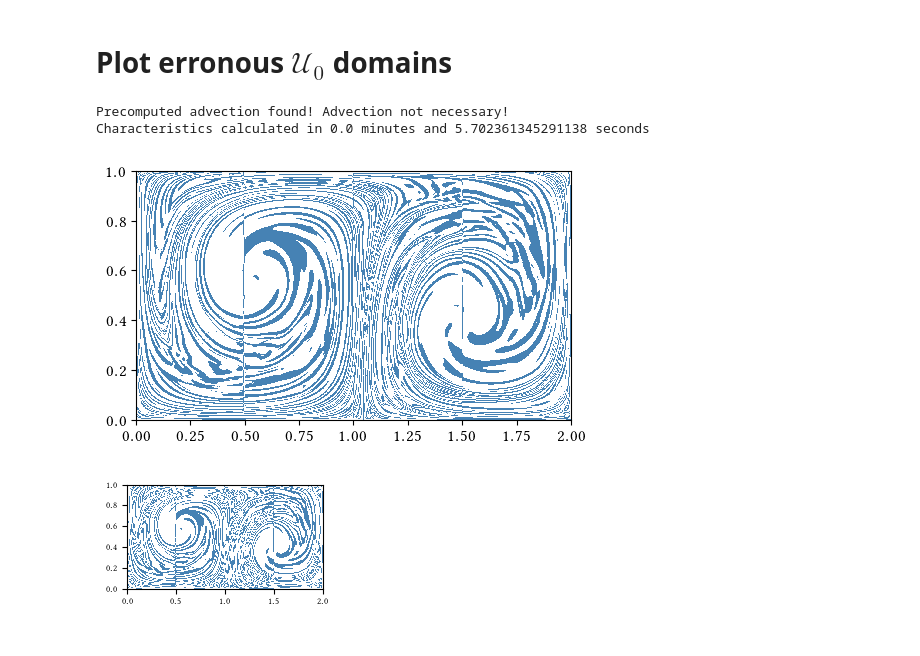
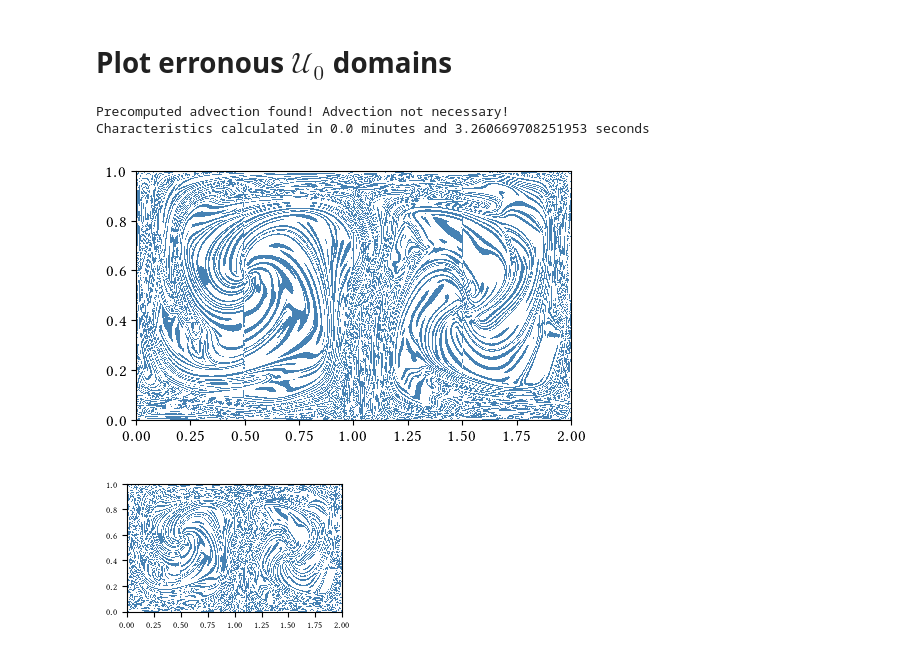
Before and after one commit to arnemagnus/physics_project, a Jupyter notebook: notebooks/doublegyre/calculate_errors_haller_effect.ipynb, the cells around one changed output. Cells and saved outputs as stored; diff of their text form; code cells hidden in the pictures.

```diff
--- a/notebooks/doublegyre/calculate_errors_haller_effect.ipynb
+++ b/notebooks/doublegyre/calculate_errors_haller_effect.ipynb
@@ -346,0 +380,2 @@ hs = np.asarray([10**-j for j in range(1,6)])
+# %%
+grid_fin,lmbd1,lmbd2,hess_lmbd2,xi1,xi2 = characteristics(t_start,t_end,nx,ny,x_min,x_max,y_min,y_max,rk4,stride=0.1,n_proc=4,atol=1,rtol=1)
@@ -354,9 +410,9 @@ embedded_calls = {'rkbs32': np.array([80,148,344,780,1704,3696,7964,17172,36996,
 
 tolerances = [10**-j for j in range(1,11)]
 
-#for integrator in embedded_integrators:
-#    tolerances = [10**-j for j in range(1,11)]
-#    adv_err = np.empty(len(tolerances))
+for integrator in embedded_integrators:
+    tolerances = [10**-j for j in range(1,11)]
+    adv_err = np.empty(len(tolerances))
 #    lmbd1_err = np.copy(adv_err)
 #    lmbd2_err = np.copy(adv_err)
 #    xi1_err = np.copy(adv_err)
@@ -366,25 +422,26 @@ tolerances = [10**-j for j in range(1,11)]
 #    lmbd2_err[0] = np.nan
 #    xi1_err[0] = np.nan
 #    xi2_err[0] = np.nan
- #for j,tol in enumerate(tolerances[1:]):
-#    for j,tol in enumerate(tolerances):
-#        grid_fin,lmbd1,lmbd2,hess_lmbd2,xi1,xi2 = characteristics(t_start,t_end,nx,ny,x_min,x_max,y_min,y_max,integrator,stride=0.1,n_proc=4,atol=tol,rtol=tol)
-#        adv_err[j] = np.mean(np.sqrt((grid_fin_ref[0]-grid_fin[0])**2+(grid_fin_ref[1]-grid_fin[1])**2))
-#        lmbd1_err[j] = np.mean(np.sqrt((lmbd1_ref-lmbd1)**2))
-#        lmbd2_err[j] = np.mean(np.sqrt((lmbd2_ref-lmbd2)**2))
-#        xi1_err[j] = np.mean(np.sqrt((np.arctan2(xi1_ref[1],xi1_ref[0])-np.arctan2(xi1[1],xi1[0]))**2))
-#        xi2_err[j] = np.mean(np.sqrt((np.arctan2(xi2_ref[1],xi2_ref[0])-np.arctan2(xi2[1],xi2[0]))**2))
+#for j,tol in enumerate(tolerances[1:]):
+    for j,tol in enumerate(tolerances):
+        grid_fin,lmbd1,lmbd2,hess_lmbd2,xi1,xi2 = characteristics(t_start,t_end,nx,ny,x_min,x_max,y_min,y_max,integrator,stride=0.1,n_proc=4,atol=tol,rtol=tol)
+        adv_err[j] = np.mean(np.sqrt((grid_fin_ref[0]-grid_fin[0])**2+(grid_fin_ref[1]-grid_fin[1])**2))
+#        adv_err[j] = np.sqrt(np.mean((grid_fin_ref[0]-grid_fin[0])**2+(grid_fin_ref[1]-grid_fin[1])**2))
+#        lmbd1_err[j] = np.sqrt(np.mean((lmbd1_ref-lmbd1)**2))
+#        lmbd2_err[j] = np.sqrt(np.mean((lmbd2_ref-lmbd2)**2))
+#        xi1_err[j] = np.sqrt(np.mean((np.arctan2(xi1_ref[1],xi1_ref[0])-np.arctan2(xi1[1],xi1[0]))**2))
+#        xi2_err[j] = np.sqrt(np.mean((np.arctan2(xi2_ref[1],xi2_ref[0])-np.arctan2(xi2[1],xi2[0]))**2))
 #        adv_err[j+1] = np.mean(np.sqrt((grid_fin_ref[0]-grid_fin[0])**2+(grid_fin_ref[1]-grid_fin[1])**2))
 #        lmbd1_err[j+1] = np.mean(np.sqrt((lmbd1_ref-lmbd1)**2))
 #        lmbd2_err[j+1] = np.mean(np.sqrt((lmbd2_ref-lmbd2)**2))
 #        xi1_err[j+1] = np.mean(np.sqrt((np.arctan2(xi1_ref[1],xi1_ref[0])-np.arctan2(xi1[1],xi1[0]))**2))
 #        xi2_err[j+1] = np.mean(np.sqrt((np.arctan2(xi2_ref[1],xi2_ref[0])-np.arctan2(xi2[1],xi2[0]))**2))
-#    ensure_path_exists('errors/{}'.format(integrator.__name__))
-    #np.save('errors/{}/adv_errs.npy'.format(integrator.__name__),adv_err)
-#    np.save('errors/{}/lmbd1_errs.npy'.format(integrator.__name__),lmbd1_err)
-#    np.save('errors/{}/lmbd2_errs.npy'.format(integrator.__name__),lmbd2_err)
-#    np.save('errors/{}/xi1_errs.npy'.format(integrator.__name__),xi1_err)
-#    np.save('errors/{}/xi2_errs.npy'.format(integrator.__name__),xi2_err)
+    ensure_path_exists('errors/{}'.format(integrator.__name__))
+    np.save('errors/{}/adv_errs_abs.npy'.format(integrator.__name__),adv_err)
+#    np.save('errors/{}/lmbd1_errs_rms.npy'.format(integrator.__name__),lmbd1_err)
+#    np.save('errors/{}/lmbd2_errs_rms.npy'.format(integrator.__name__),lmbd2_err)
+#    np.save('errors/{}/xi1_errs_rms.npy'.format(integrator.__name__),xi1_err)
+#    np.save('errors/{}/xi2_errs_rms.npy'.format(integrator.__name__),xi2_err)
 #    np.save('errors/{}/tols.npy'.format(integrator.__name__),tolerances)
-#    print('--------------------------------------')
+    print('--------------------------------------')
 #    np.save('errors/{}/evaluations.npy'.format(integrator.__name__),embedded_calls[integrator.__name__])
@@ -1096,7 +1228,7 @@ g0 = grid[:,np.logical_and(find_g0(nx,ny,num_horz_g0,num_vert_g0),mask_ab)]
 # %%
 tolz = 1e-1
 cm = mpl.colors.ListedColormap(['white','steelblue'])
-j_int = 3
+j_int = 0
 integrator = embedded_integrators[j_int]
 #for integrator in embedded_integrators:
 grid_fin,lmbd1,lmbd2,hess_lmbd2,xi1,xi2 = characteristics(t_start,t_end,nx,ny,x_min,x_max,y_min,y_max,integrator,stride=0.1,n_proc=4,atol=tolz,rtol=tolz)
@@ -1117,28 +1249,29 @@ plot.set_ylim(0,1)
 #bar.set_ticklabels(tcks)
 plt.tight_layout()
 
-plt.savefig('domain_figures/{}_tol=0.1.png'.format(integrator.__name__),dpi=350)
+#plt.savefig('domain_figures/{}_tol=0.1.png'.format(integrator.__name__),dpi=350)
 
 #fig2 = plt.figure(2,figsize=(2.525,1.55))
 #plot = fig2.add_subplot(111)
 # %% [output]
 Precomputed advection found! Advection not necessary!
-Characteristics calculated in 0.0 minutes and 5.702361345291138 seconds
+Characteristics calculated in 0.0 minutes and 3.260669708251953 seconds
-[figure, old version]
+[figure, new version]
 # %%
 fig = plt.figure(1,figsize=(2.525,1.55))
 plot = fig.add_subplot(111)
+fig.subplots_adjust(hspace=0,wspace=0)
 
 plot.pcolormesh(grid.reshape(2,nx,ny)[0,:,0],grid.reshape(2,nx,ny)[1,0,:],msk_ba.reshape(nx,ny).T,cmap=cm)
 #plt.scatter(g0[0],g0[1],s=1,marker='.',c='tomato')
 plot.tick_params(axis='both', which='major', labelsize=6)
 plot.tick_params(axis='both', which='minor', labelsize=5)
 plot.set_xlim(0,2)
 plot.set_ylim(0,1)
 #bar.set_ticks(tcks)
 #bar.set_ticklabels(tcks)
-plt.tight_layout()
+plt.subplots_adjust(left=0.1, right=0.95, top=0.95, bottom=0.125)
 
-plt.savefig('domain_figures/{}_tol=0.1_half_width.png'.format(integrator.__name__),dpi=350)
+plt.savefig('domain_figures/{}_err_half_width.png'.format(integrator.__name__),dpi=350)
 # %% [output]
-[figure, old version]
+[figure, new version]
```
Also changed, not shown: parts of 27 cells of this notebook, 47 other files.
